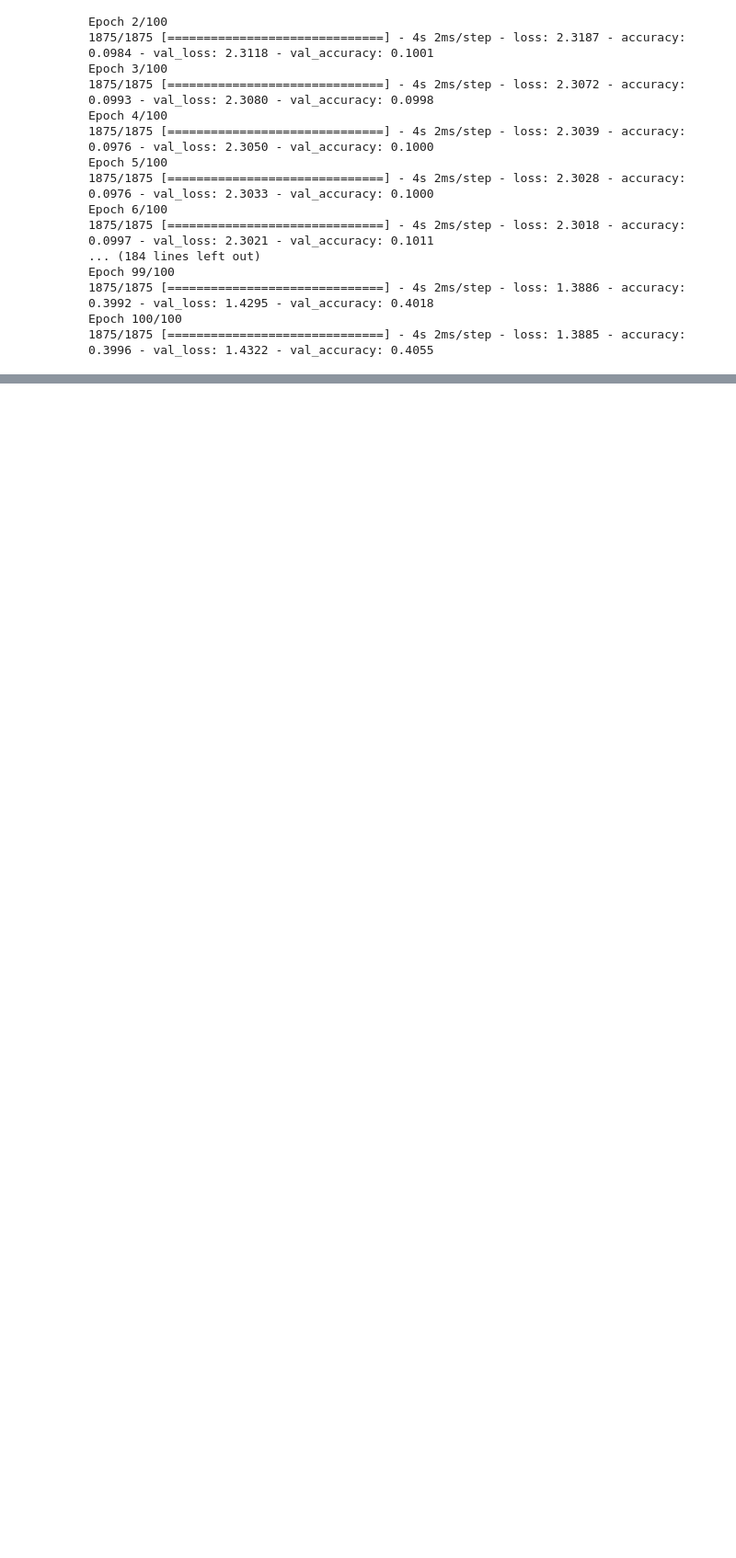
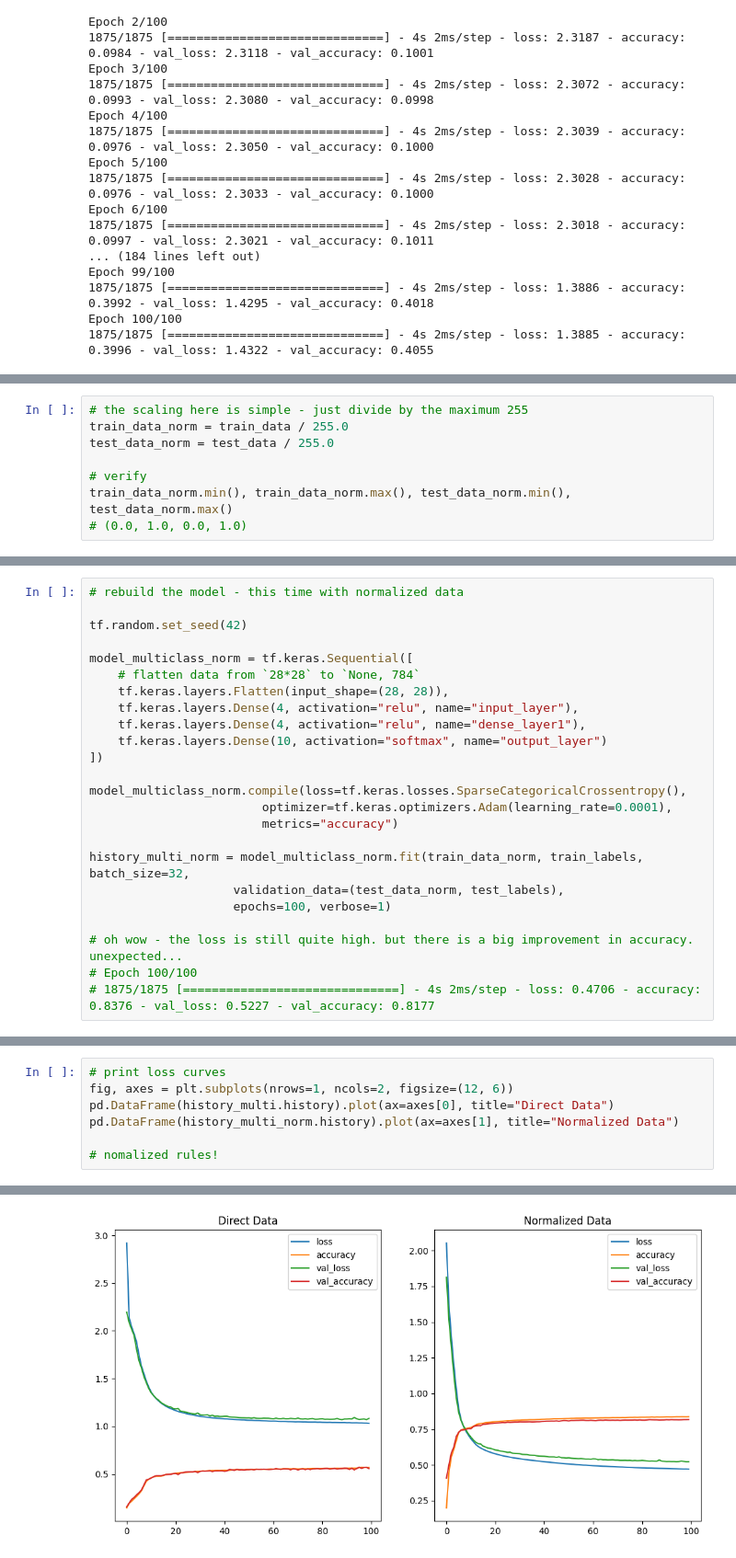
Before and after one commit to mpolinowski/tf-2023, a Jupyter notebook: 02_Tensorflow_Classifications/02_Tensorflow_Classifications.ipynb, the cells around one changed output, grey strips where cells are left out. Shown at 92% size. Cells and saved outputs as stored; diff of their text form; blank space fills up the shorter version.

Commit message:
updates multiclass classifications

```diff
--- a/02_Tensorflow_Classifications/02_Tensorflow_Classifications.ipynb
+++ b/02_Tensorflow_Classifications/02_Tensorflow_Classifications.ipynb
@@ -1148,0 +1197,8 @@ Epoch 100/100
+# %%
+# the scaling here is simple - just divide by the maximum 255
+train_data_norm = train_data / 255.0
+test_data_norm = test_data / 255.0
+
+# verify
+train_data_norm.min(), train_data_norm.max(), test_data_norm.min(), test_data_norm.max()
+# (0.0, 1.0, 0.0, 1.0)
@@ -1148,0 +1207,24 @@ Epoch 100/100
+# %%
+# rebuild the model - this time with normalized data
+
+tf.random.set_seed(42)
+
+model_multiclass_norm = tf.keras.Sequential([
+    # flatten data from `28*28` to `None, 784`
+    tf.keras.layers.Flatten(input_shape=(28, 28)),
+    tf.keras.layers.Dense(4, activation="relu", name="input_layer"),
+    tf.keras.layers.Dense(4, activation="relu", name="dense_layer1"),
+    tf.keras.layers.Dense(10, activation="softmax", name="output_layer")
+])
+
+model_multiclass_norm.compile(loss=tf.keras.losses.SparseCategoricalCrossentropy(),
+                        optimizer=tf.keras.optimizers.Adam(learning_rate=0.0001),
+                        metrics="accuracy")
+
+history_multi_norm = model_multiclass_norm.fit(train_data_norm, train_labels, batch_size=32,
+                    validation_data=(test_data_norm, test_labels),
+                    epochs=100, verbose=1)
+
+# oh wow - the loss is still quite high. but there is a big improvement in accuracy. unexpected...
+# Epoch 100/100
+# 1875/1875 [==============================] - 4s 2ms/step - loss: 0.4706 - accuracy: 0.8376 - val_loss: 0.5227 - val_accuracy: 0.8177
@@ -1148,0 +1249,8 @@ Epoch 100/100
+# %%
+# print loss curves
+fig, axes = plt.subplots(nrows=1, ncols=2, figsize=(12, 6))
+pd.DataFrame(history_multi.history).plot(ax=axes[0], title="Direct Data")
+pd.DataFrame(history_multi_norm.history).plot(ax=axes[1], title="Normalized Data")
+
+# nomalized rules!
+# %% [output]
@@ -1148,0 +1258 @@ Epoch 100/100
+[figure, added]
```
Also changed, not shown: parts of 31 cells of this notebook, 7 other files.
